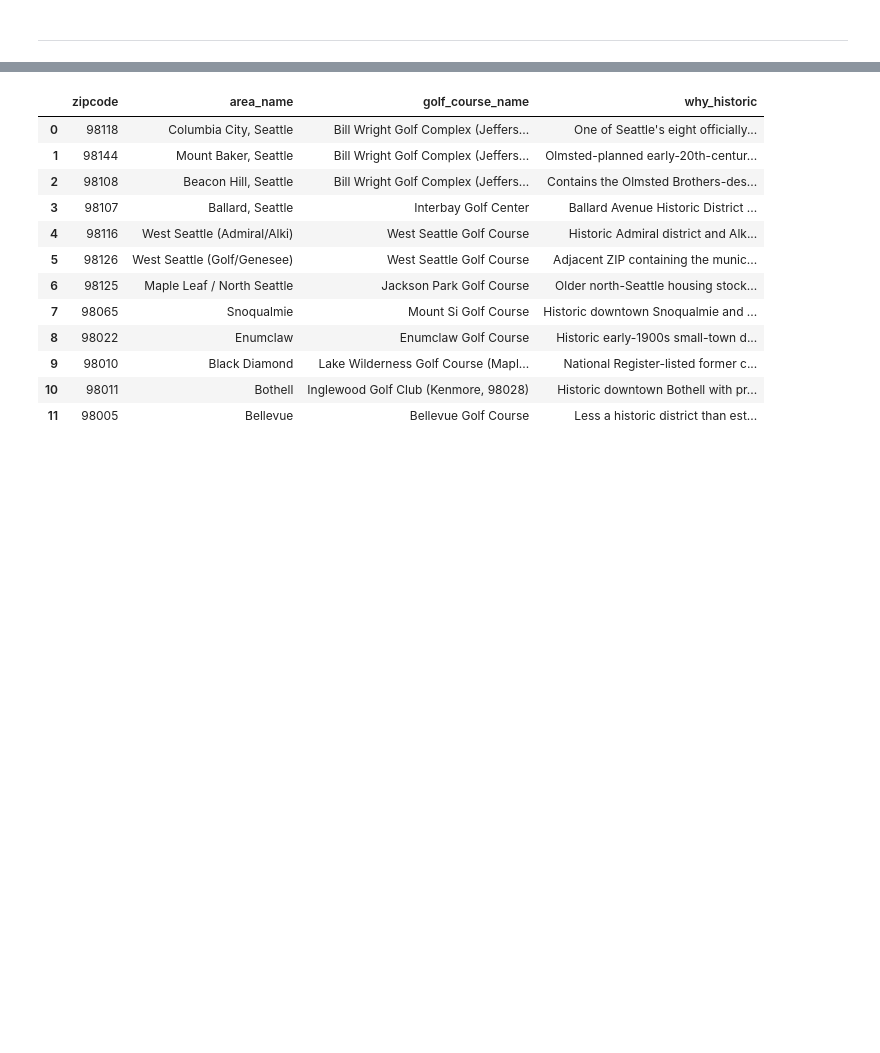
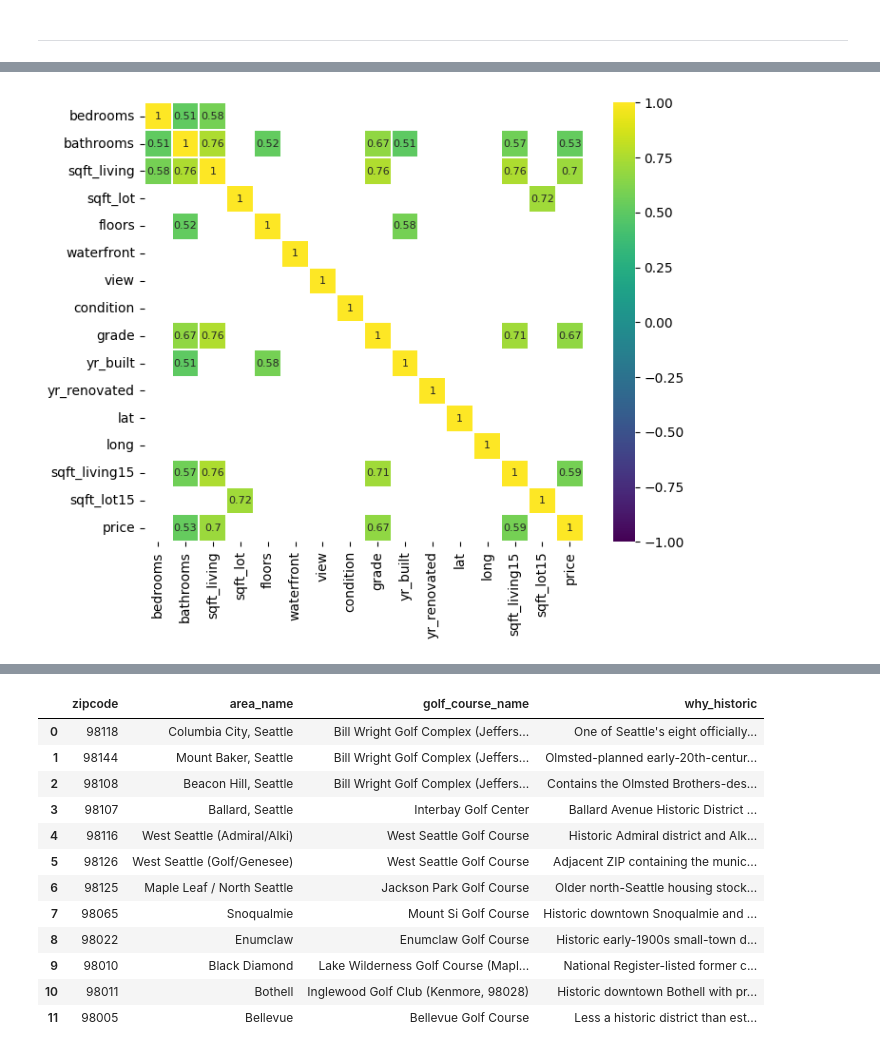
Before and after one commit to AlexDeWilde/ds-eda-project-template, a Jupyter notebook: 00_Final-Notebook.ipynb, the cells around one changed output, grey strips where cells are left out. Saved outputs shown, nothing was run; the diff lists cells and outputs as text; code cells hidden in the pictures; blank space fills up the shorter version.

```diff
--- a/00_Final-Notebook.ipynb
+++ b/00_Final-Notebook.ipynb
@@ -173,0 +210,12 @@ plt.show()
+# %%
+# we can exclude redundant statistics (sqft_above/basement are well represented by Sqft_living).
+# Grade is also correlated with sqft_lliving, but we rather leave it in because it can be an important
+# later filter for our customer JACOB that has unlimited budget.
+corr = df.select_dtypes(include=['float64', 'int64']).drop(['id', 'zipcode', 'sqft_above', 'sqft_basement'], axis=1).corr()
+
+plt.figure(figsize=(8, 6))
+sns.heatmap(corr[(corr >= 0.5) | (corr <= -0.4)],
+    cmap='viridis', vmax=1.0, vmin=-1.0, linewidths=0.1,
+    annot=True, annot_kws={"size": 8}, square=True);
+# %% [output]
+[figure, added]
```
Also changed, not shown: parts of 52 cells of this notebook.
